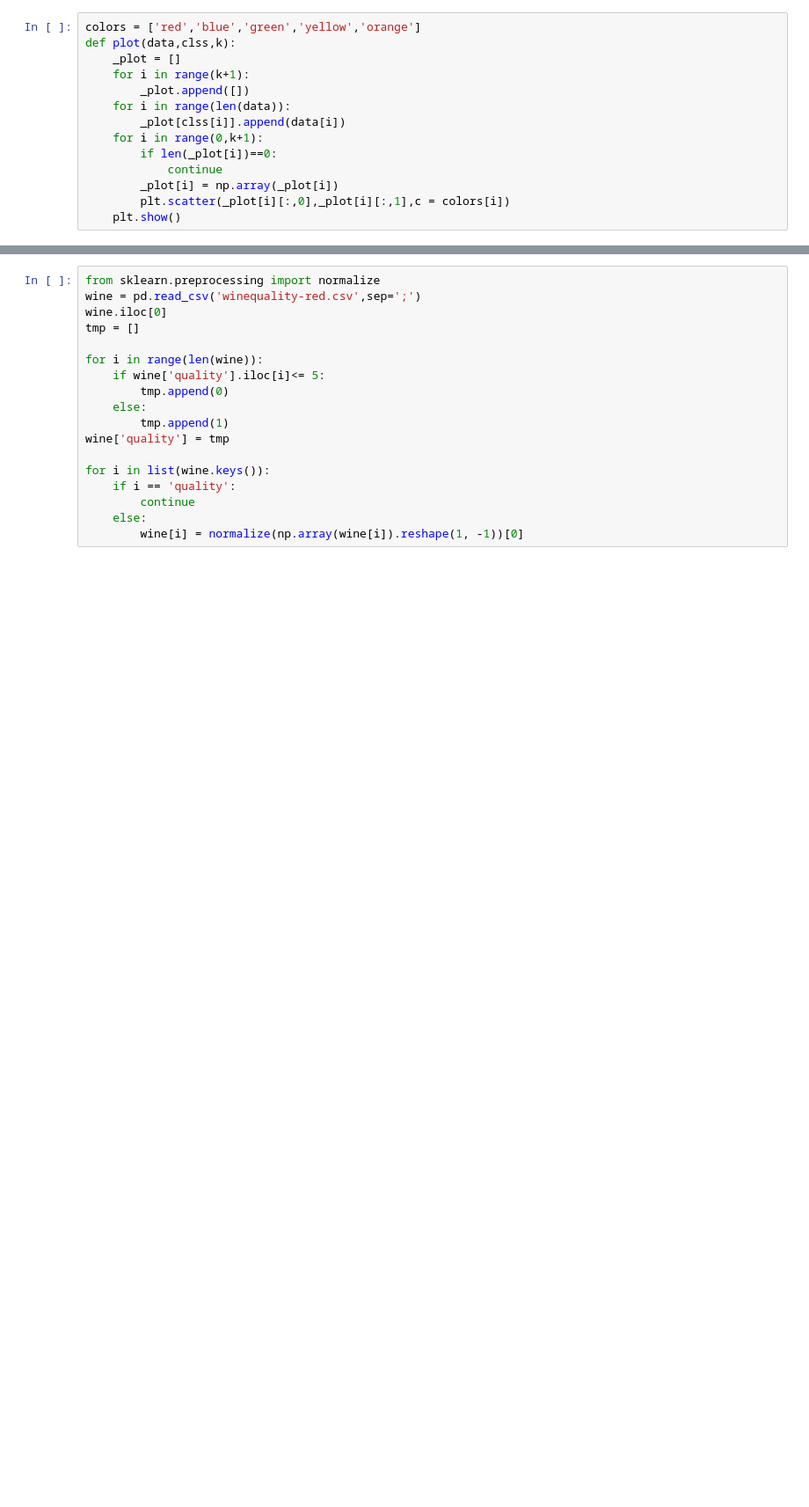
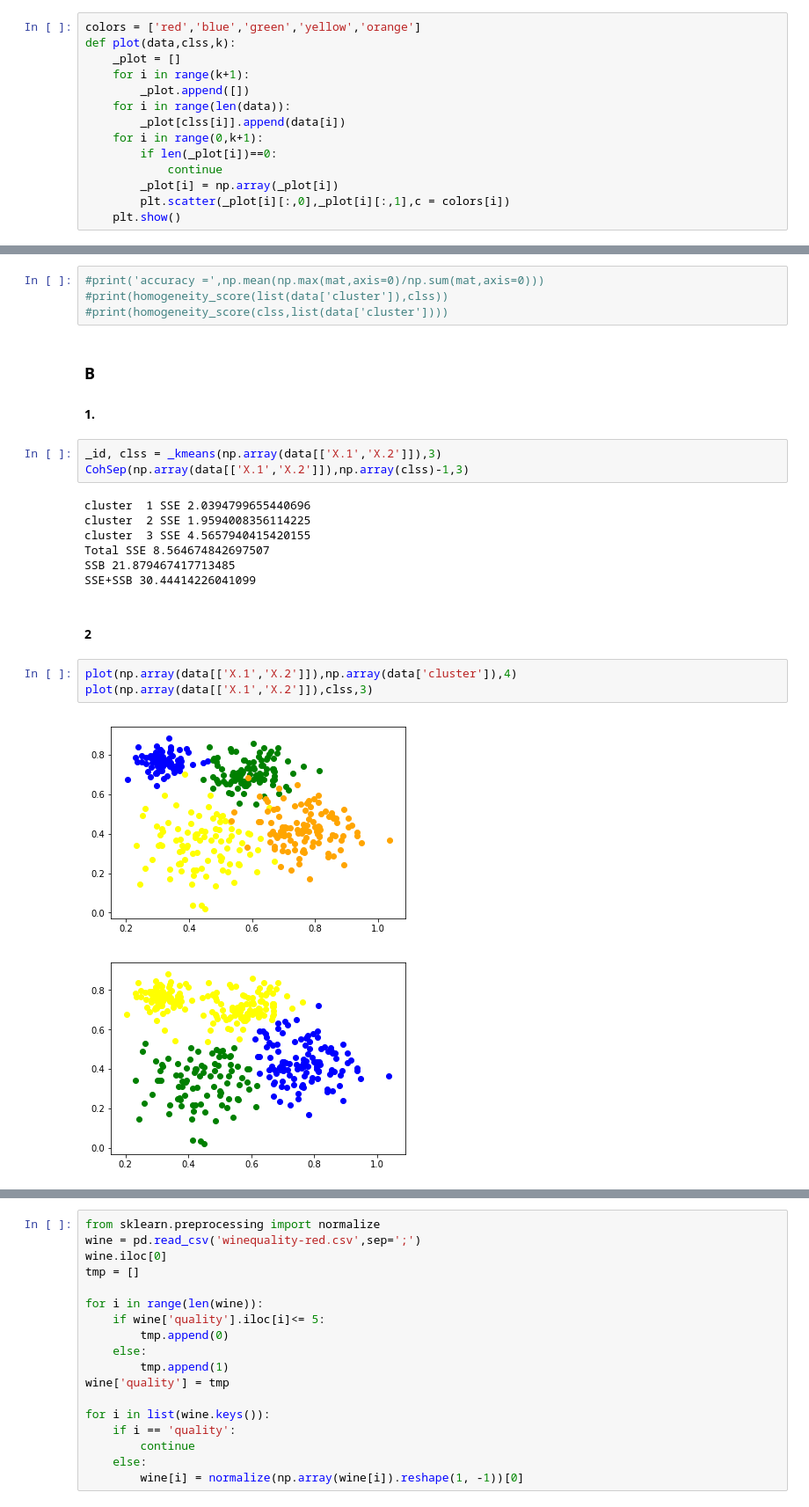
Before and after one commit to pijusch/DataMining, a Jupyter notebook: assignment5/Assignment5.ipynb, the cells around one changed output, grey strips where cells are left out. Shown at 88% size. Cells and saved outputs as stored; diff of their text form; blank space fills up the shorter version.

```diff
--- a/assignment5/Assignment5.ipynb
+++ b/assignment5/Assignment5.ipynb
@@ -67,0 +158,26 @@ plot(np.array(data[['X.1','X.2']]),clss,4)
+# %%
+#print('accuracy =',np.mean(np.max(mat,axis=0)/np.sum(mat,axis=0)))
+#print(homogeneity_score(list(data['cluster']),clss))
+#print(homogeneity_score(clss,list(data['cluster'])))
+# %% [markdown]
+### B
+
+#### 1.
+# %%
+_id, clss = _kmeans(np.array(data[['X.1','X.2']]),3)
+CohSep(np.array(data[['X.1','X.2']]),np.array(clss)-1,3)
+# %% [output]
+cluster  1 SSE 2.0394799655440696
+cluster  2 SSE 1.9594008356114225
+cluster  3 SSE 4.5657940415420155
+Total SSE 8.564674842697507
+SSB 21.879467417713485
+SSE+SSB 30.44414226041099
+# %% [markdown]
+#### 2
+# %%
+plot(np.array(data[['X.1','X.2']]),np.array(data['cluster']),4)
+plot(np.array(data[['X.1','X.2']]),clss,3)
+# %% [output]
+[figure, added]
+[figure, added]
```
Also changed, not shown: parts of 34 cells of this notebook.
